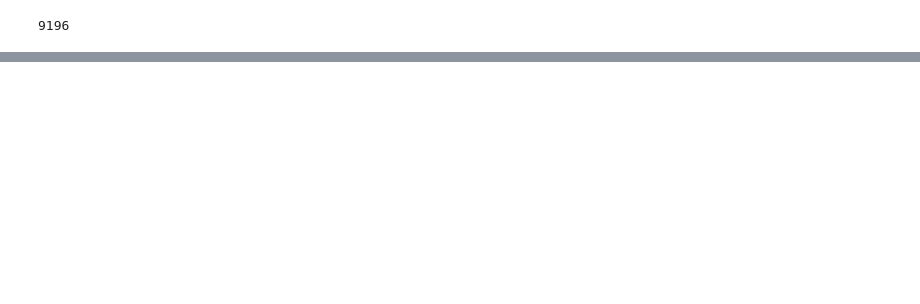
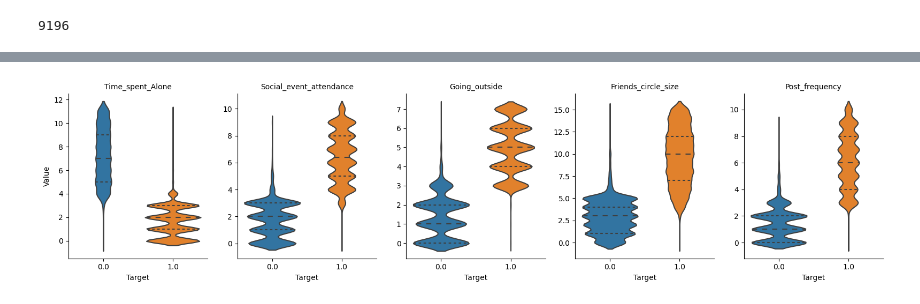
Before and after one commit to miki-mk/Machine-learning-AI, a Jupyter notebook: classification_introverts_extroverts.ipynb, the cells around one changed output, grey strips where cells are left out. Saved outputs shown, nothing was run; the diff lists cells and outputs as text; code cells hidden in the pictures; blank space fills up the shorter version.

```diff
--- a/classification_introverts_extroverts.ipynb
+++ b/classification_introverts_extroverts.ipynb
@@ -132,0 +146,34 @@ imputer = KNNImputer(n_neighbors=)
+# %%
+import seaborn as sns
+
+# List your numeric features here:
+features = ['Time_spent_Alone','Social_event_attendance','Going_outside','Friends_circle_size','Post_frequency']
+
+# Melt into long form:
+df_melt = imputed_df.melt(
+    id_vars='Personality',
+    value_vars=features,
+    var_name='feature',
+    value_name='value'
+)
+
+# Draw a separate violin for each feature, split by target categories
+g = sns.catplot(
+    data=df_melt,
+    x= 'Personality',              # categorical axis
+    y='value',               # numeric axis
+    col='feature',           # one subplot per feature
+    kind='violin',
+    sharey=False,            # allow each plot its own y‑scale
+    inner='quartile',        # show median & quartiles
+    height=4,
+    aspect=0.8
+)
+
+# Tweak the layout
+g.set_titles(col_template="{col_name}")
+g.set_axis_labels("Target", "Value")
+plt.tight_layout()
+plt.show()
+# %% [output]
+[figure, added]
```
Also changed, not shown: parts of 27 cells of this notebook.
